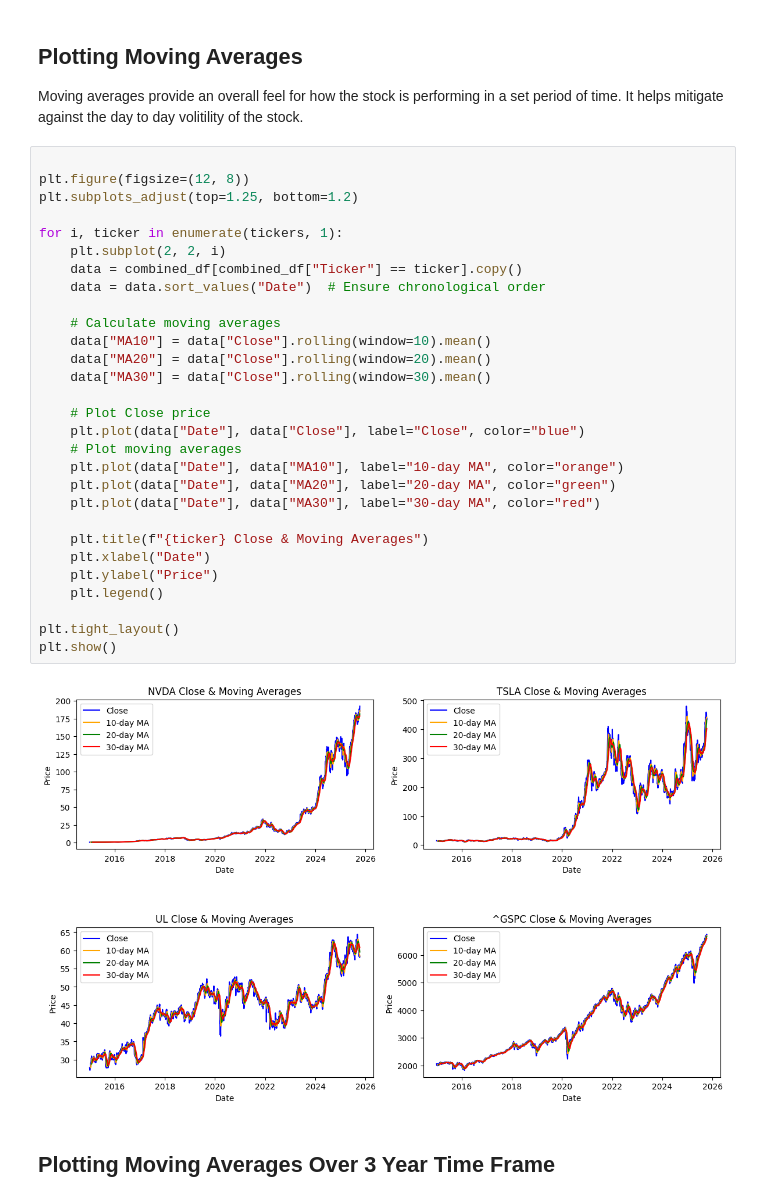
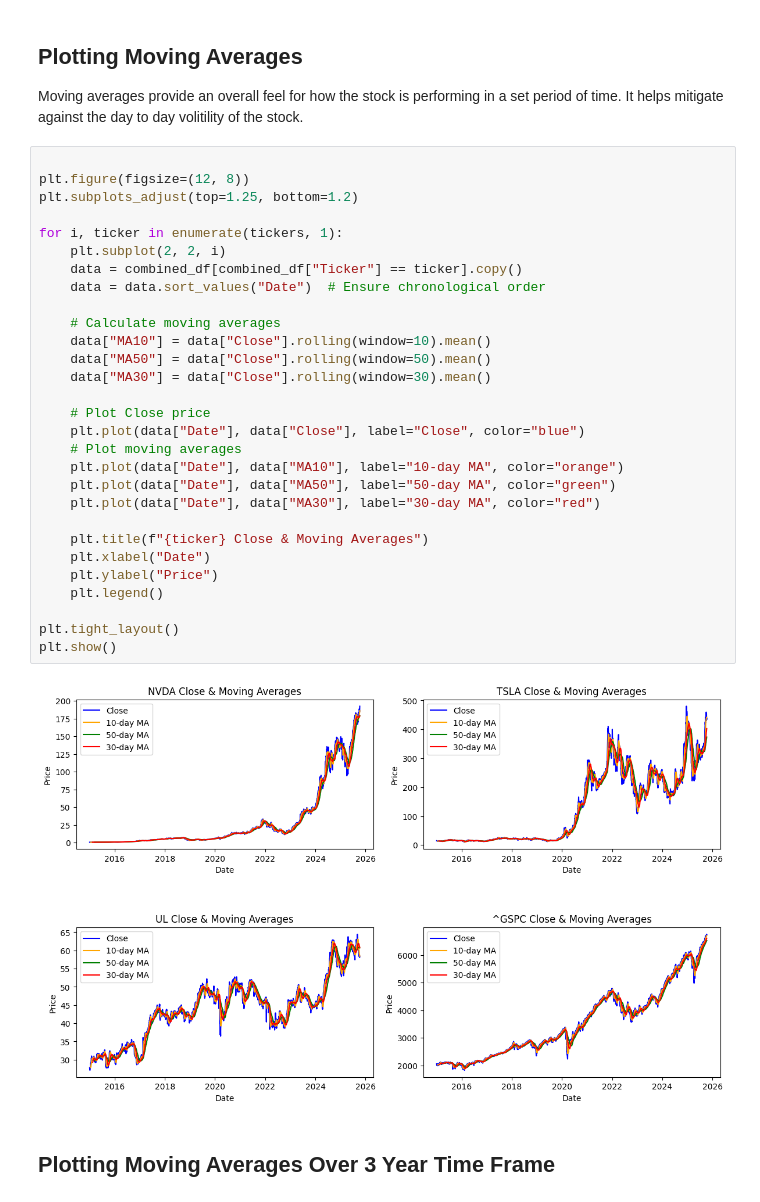
Before and after one commit to hjmoore67/AI-Coursework-Uni, a Jupyter notebook: uni-ai-coursework.ipynb, the cells around one changed output. Saved outputs shown, nothing was run; the diff lists cells and outputs as text.

```diff
--- a/uni-ai-coursework.ipynb
+++ b/uni-ai-coursework.ipynb
@@ -345,34 +338,34 @@ Moving averages provide an overall feel for how the stock is performing in a set
 # %%
 
 plt.figure(figsize=(12, 8))
 plt.subplots_adjust(top=1.25, bottom=1.2)
 
 for i, ticker in enumerate(tickers, 1):
     plt.subplot(2, 2, i)
     data = combined_df[combined_df["Ticker"] == ticker].copy()
     data = data.sort_values("Date")  # Ensure chronological order
 
     # Calculate moving averages
     data["MA10"] = data["Close"].rolling(window=10).mean()
-    data["MA20"] = data["Close"].rolling(window=20).mean()
+    data["MA50"] = data["Close"].rolling(window=50).mean()
     data["MA30"] = data["Close"].rolling(window=30).mean()
 
     # Plot Close price
     plt.plot(data["Date"], data["Close"], label="Close", color="blue")
     # Plot moving averages
     plt.plot(data["Date"], data["MA10"], label="10-day MA", color="orange")
-    plt.plot(data["Date"], data["MA20"], label="20-day MA", color="green")
+    plt.plot(data["Date"], data["MA50"], label="50-day MA", color="green")
     plt.plot(data["Date"], data["MA30"], label="30-day MA", color="red")
 
     plt.title(f"{ticker} Close & Moving Averages")
     plt.xlabel("Date")
     plt.ylabel("Price")
     plt.legend()
 
 plt.tight_layout()
 plt.show()
 # %% [output]
-[figure, old version]
+[figure, new version]
 # %% [markdown]
 ## Plotting Moving Averages Over 3 Year Time Frame
 # %%
```
Also changed, not shown: parts of 3 cells of this notebook.
